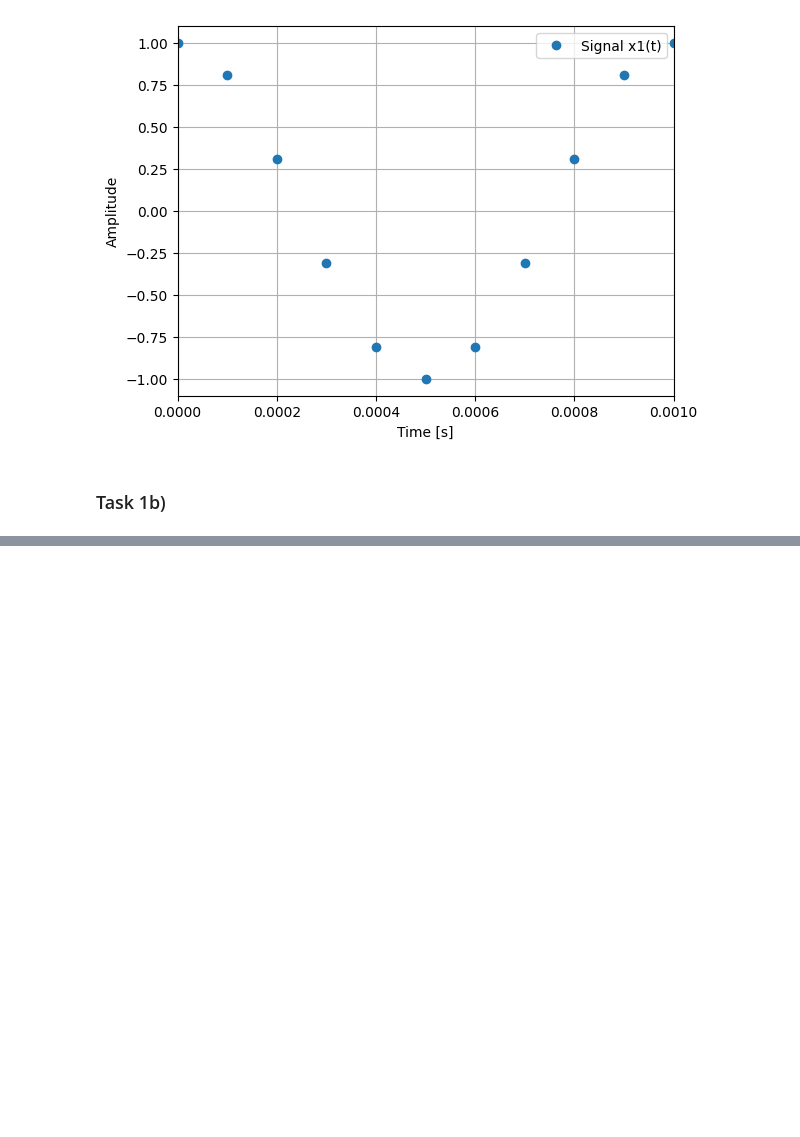
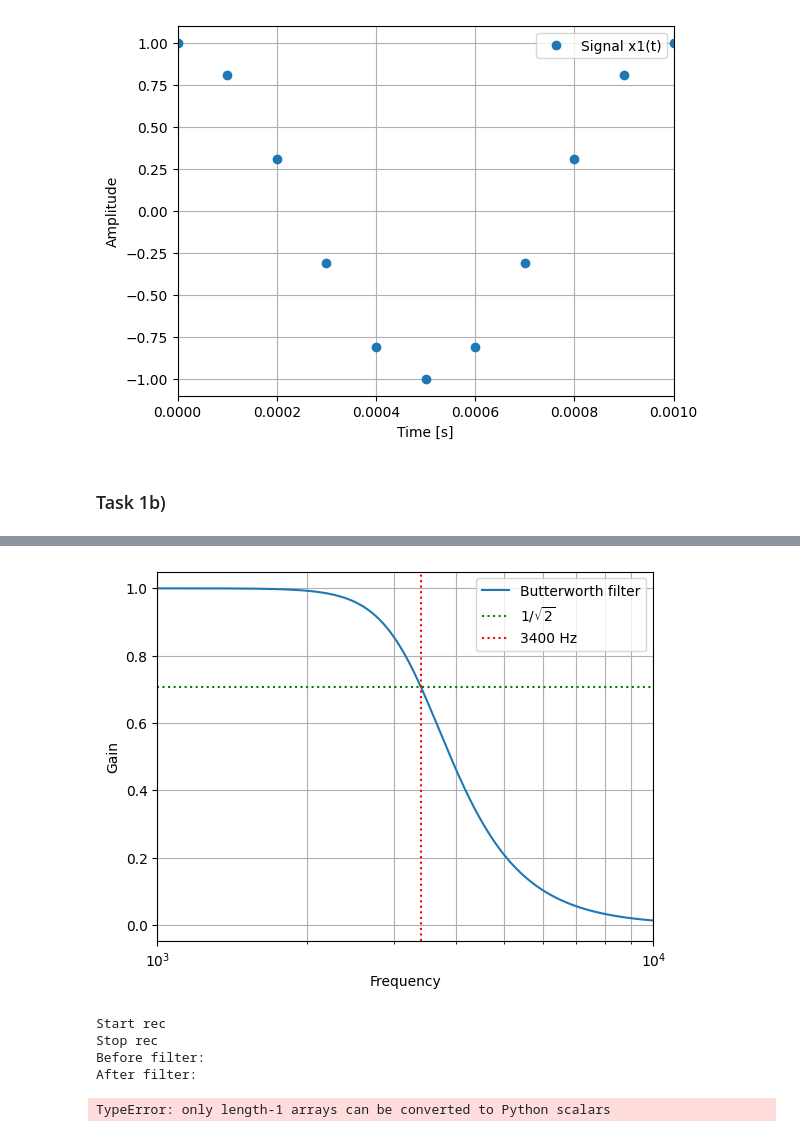
Before and after one commit to OliverHansson/Sigtrans_assignments, a Jupyter notebook: Assignment3/Assignment3.ipynb, the cells around one changed output, grey strips where cells are left out. Cells and saved outputs as stored; diff of their text form; code cells hidden in the pictures; blank space fills up the shorter version.

```diff
--- a/Assignment3/Assignment3.ipynb
+++ b/Assignment3/Assignment3.ipynb
@@ -65,0 +122,60 @@ plt.show()
+# %%
+N = 4       #Fourth order
+wn = 3400*2*np.pi   #Hz
+
+
+
+
+z, p, k = signal.butter(N, wn, analog=True, output='zpk')
+
+H = signal.ZerosPolesGain(z, p, k)
+
+frequencies = np.logspace(3, 4, 1000)
+w, magnitude, phase = signal.bode(H, n=1000)
+
+f = w/(2* np.pi)
+
+magnitude_gain = 10**(magnitude/20)
+
+
+fig, ax = plt.subplots()
+ax.semilogx(f, magnitude_gain, label = "Butterworth filter")
+
+ax.axhline(y = 1/np.sqrt(2), linestyle = "dotted", color = "green" ,label=r"1/$\sqrt{2}$")
+ax.axvline(x = 3400, linestyle = "dotted", color = "red" ,label="3400 Hz")
+ax.set_xlabel('Frequency')  # Add x-axis label
+ax.set_ylabel('Gain') # Add y-axis label
+ax.set_xlim(1000, 10000)       # Set x-axis limits 0-10 ms
+ax.grid(which="both")              # Turn on the grid
+ax.legend(loc='upper right') # Add legend
+plt.show()
+# %% [output]
+[figure, added]
+# %%
+
+
+print("Start rec")
+x = sd.rec(int(K), fs, channels=1, blocking=True)
+print("Stop rec")
+
+#sd.play(x, fs, blocksize = 1024, blocking=True)
+
+x = x[::5]
+
+print("Before filter:")
+sd.play(x, 8000, blocksize = 1024, blocking=True)
+
+
+# Resample the time vector t accordingly
+t = np.linspace(0, len(x) / fs, len(x))
+
+t_filter, x_filter, __= signal.lsim(H, x, t)
+
+print("After filter:")
+sd.play(x_filter, 8000, blocksize = 1024, blocking=True)
+# %% [output]
+Start rec
+Stop rec
+Before filter:
+After filter:
+TypeError: only length-1 arrays can be converted to Python scalars
```
Also changed, not shown: parts of 5 cells of this notebook, 1 other file.
